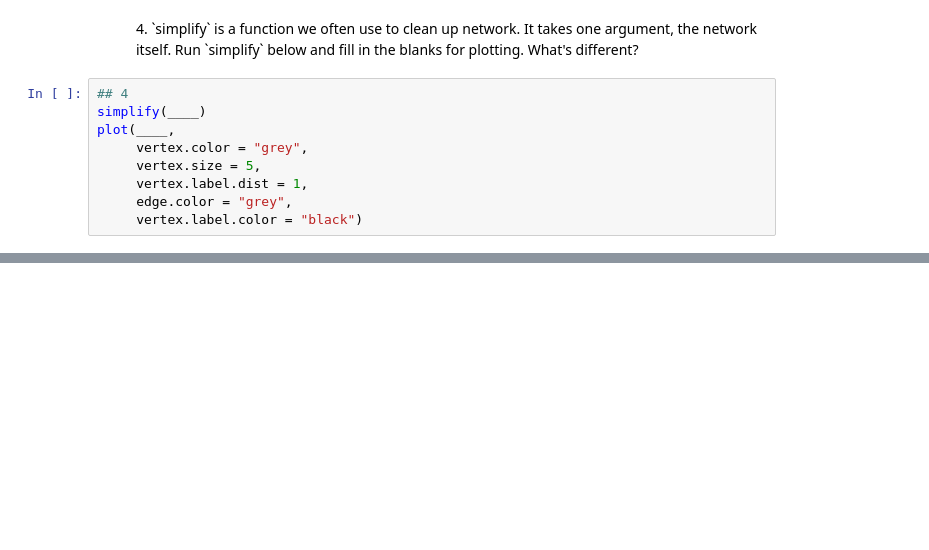
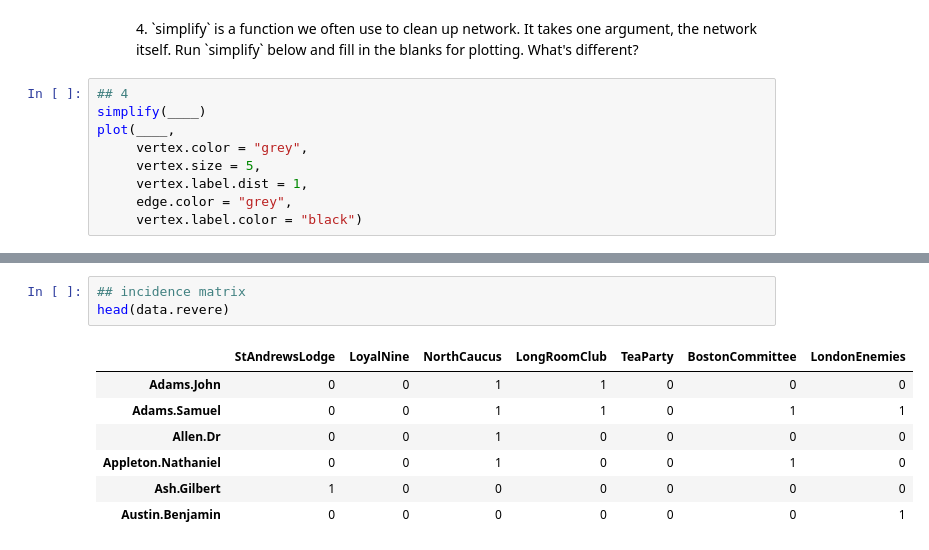
Before and after one commit to alexhanna/zurich-sna, a Jupyter notebook: Introduction to Social Network Analysis.ipynb, the cells around one changed output, grey strips where cells are left out. Drawn from its saved outputs; the diff is of its cells as text; blank space fills up the shorter version.

```diff
--- a/Introduction to Social Network Analysis.ipynb
+++ b/Introduction to Social Network Analysis.ipynb
@@ -235,0 +233,11 @@ plot(____,
+# %%
+## incidence matrix
+head(data.revere)
+# %% [output]
+|  | StAndrewsLodge | LoyalNine | NorthCaucus | LongRoomClub | TeaParty | BostonCommittee | LondonEnemies |
+| Adams.John | 0 | 0 | 1 | 1 | 0 | 0 | 0 |
+| Adams.Samuel | 0 | 0 | 1 | 1 | 0 | 1 | 1 |
+| Allen.Dr | 0 | 0 | 1 | 0 | 0 | 0 | 0 |
+| Appleton.Nathaniel | 0 | 0 | 1 | 0 | 0 | 1 | 0 |
+| Ash.Gilbert | 1 | 0 | 0 | 0 | 0 | 0 | 0 |
+| Austin.Benjamin | 0 | 0 | 0 | 0 | 0 | 0 | 1 |
```
Also changed, not shown: parts of 19 cells of this notebook.
